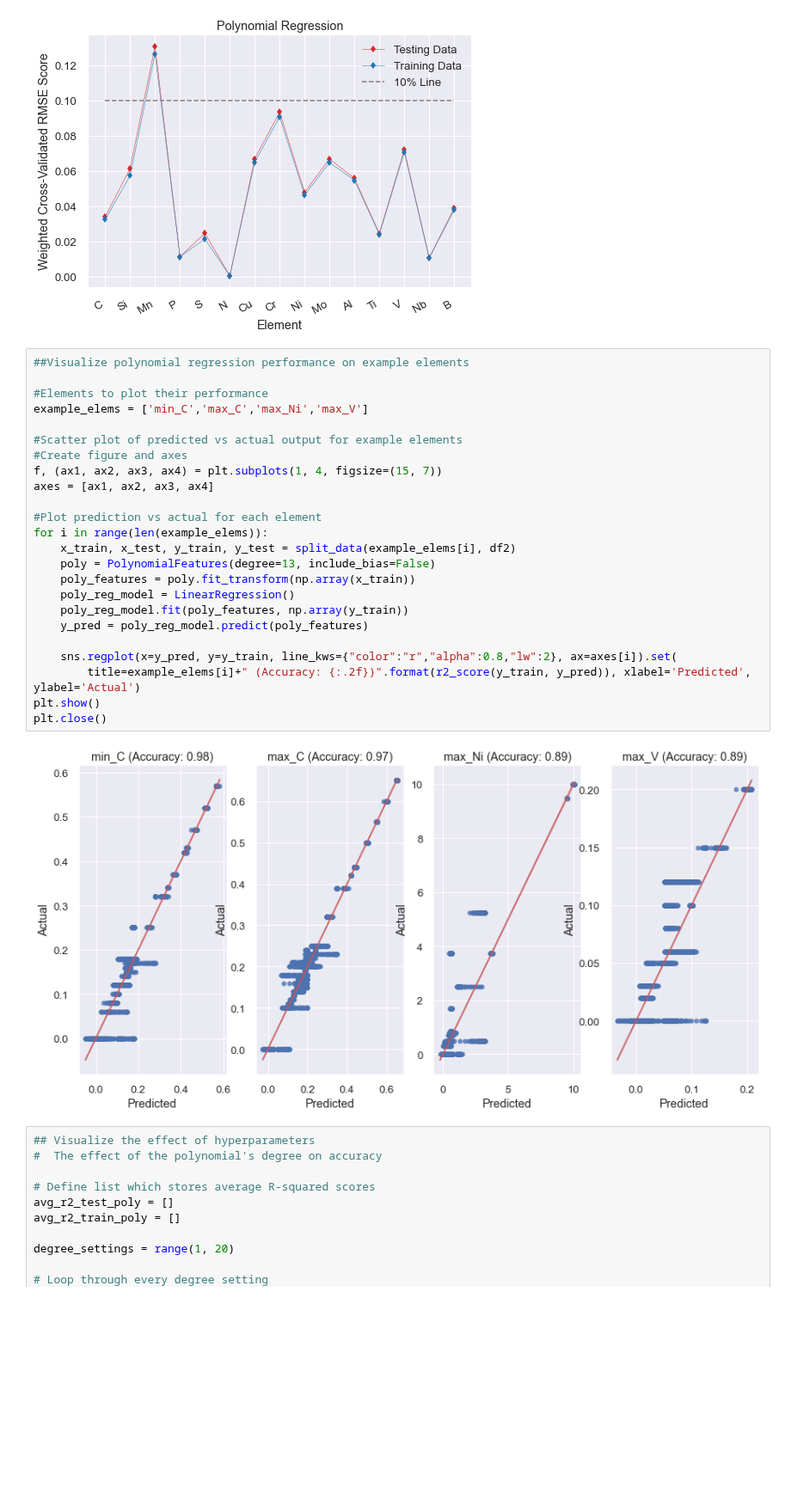
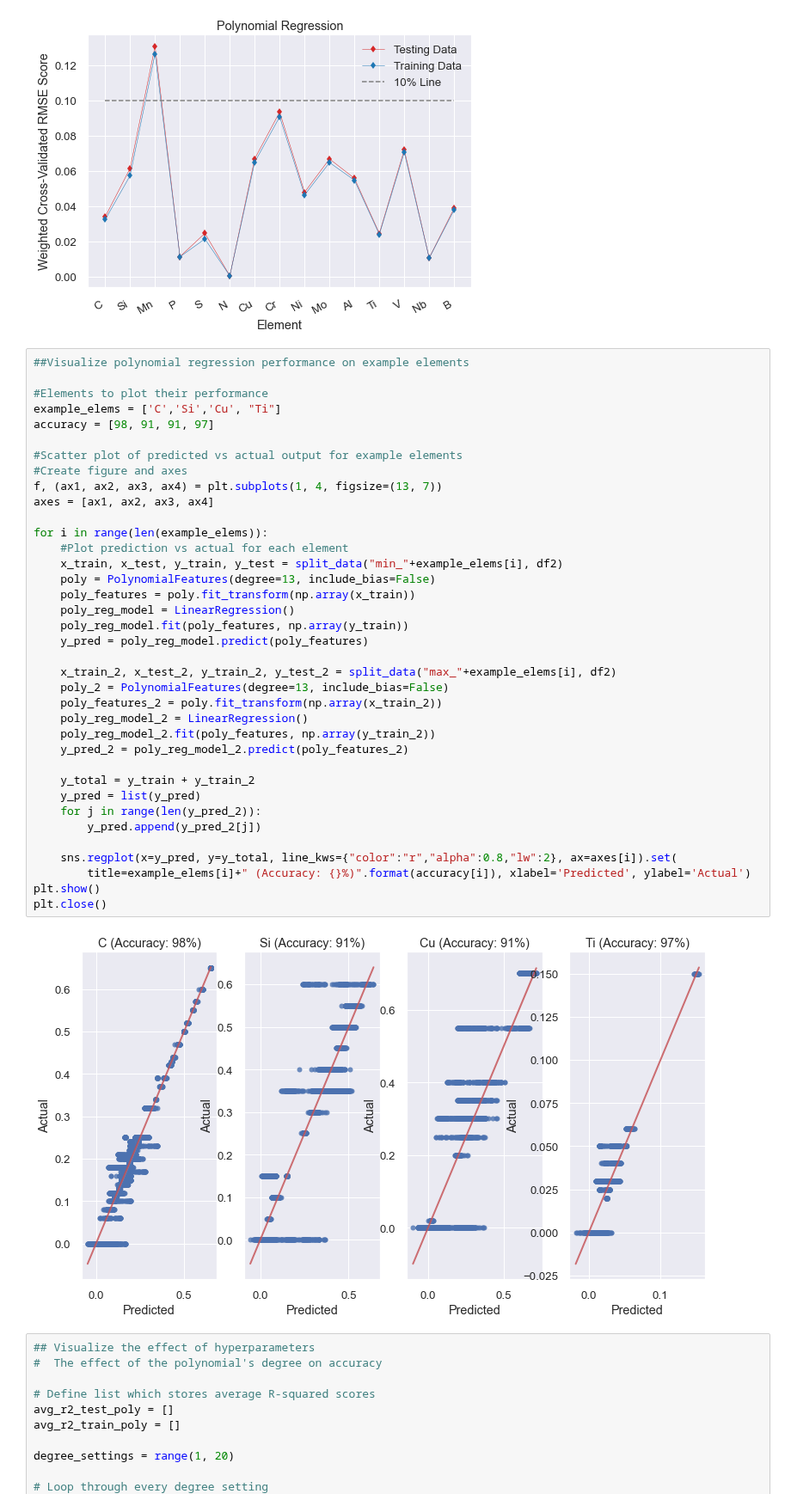
Before and after one commit to szayed99/Steel-Classification-Through-Machine-Learning, a Jupyter notebook: Regression (1).ipynb, the cells around one changed output. Shown at 86% size. Saved outputs shown, nothing was run; the diff lists cells and outputs as text; blank space fills up the shorter version.

```diff
--- a/Regression (1).ipynb
+++ b/Regression (1).ipynb
@@ -868,29 +883,42 @@ plt.legend()
 # %%
 ##Visualize polynomial regression performance on example elements
 
 #Elements to plot their performance
-example_elems = ['min_C','max_C','max_Ni','max_V']
+example_elems = ['C','Si','Cu', "Ti"]
+accuracy = [98, 91, 91, 97]
 
 #Scatter plot of predicted vs actual output for example elements
 #Create figure and axes
-f, (ax1, ax2, ax3, ax4) = plt.subplots(1, 4, figsize=(15, 7))
+f, (ax1, ax2, ax3, ax4) = plt.subplots(1, 4, figsize=(13, 7))
 axes = [ax1, ax2, ax3, ax4]
 
-#Plot prediction vs actual for each element
 for i in range(len(example_elems)):
-    x_train, x_test, y_train, y_test = split_data(example_elems[i], df2)
+    #Plot prediction vs actual for each element
+    x_train, x_test, y_train, y_test = split_data("min_"+example_elems[i], df2)
     poly = PolynomialFeatures(degree=13, include_bias=False)
     poly_features = poly.fit_transform(np.array(x_train))
     poly_reg_model = LinearRegression()
     poly_reg_model.fit(poly_features, np.array(y_train))
     y_pred = poly_reg_model.predict(poly_features)
 
-    sns.regplot(x=y_pred, y=y_train, line_kws={"color":"r","alpha":0.8,"lw":2}, ax=axes[i]).set(
-        title=example_elems[i]+" (Accuracy: {:.2f})".format(r2_score(y_train, y_pred)), xlabel='Predicted', ylabel='Actual')
+    x_train_2, x_test_2, y_train_2, y_test_2 = split_data("max_"+example_elems[i], df2)
+    poly_2 = PolynomialFeatures(degree=13, include_bias=False)
+    poly_features_2 = poly.fit_transform(np.array(x_train_2))
+    poly_reg_model_2 = LinearRegression()
+    poly_reg_model_2.fit(poly_features, np.array(y_train_2))
+    y_pred_2 = poly_reg_model_2.predict(poly_features_2)
+
+    y_total = y_train + y_train_2
+    y_pred = list(y_pred)
+    for j in range(len(y_pred_2)):
+        y_pred.append(y_pred_2[j])
+
+    sns.regplot(x=y_pred, y=y_total, line_kws={"color":"r","alpha":0.8,"lw":2}, ax=axes[i]).set(
+        title=example_elems[i]+" (Accuracy: {}%)".format(accuracy[i]), xlabel='Predicted', ylabel='Actual')
 plt.show()
 plt.close()
 # %% [output]
-[figure, old version]
+[figure, new version]
 # %%
 ## Visualize the effect of hyperparameters
 #  The effect of the polynomial's degree on accuracy
```
Also changed, not shown: parts of 2 cells of this notebook.
